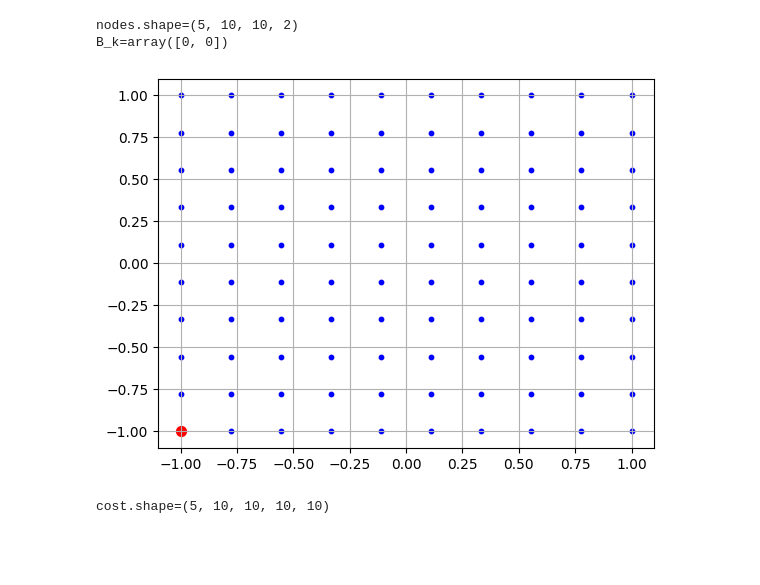
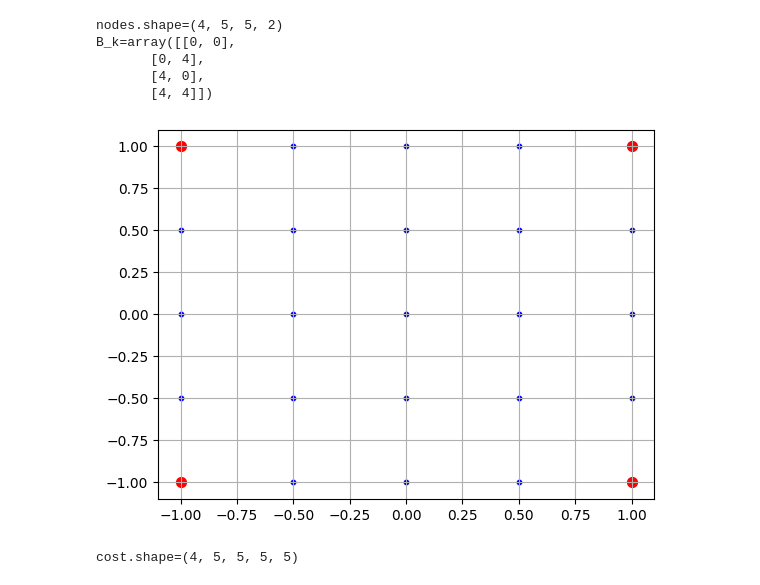
Before and after one commit to nestlab-bae-mqp-2024/mrpcp-solvers, a Jupyter notebook: jupyter/2015_mrpcp/2015_mrpcp_yasars_attempt.ipynb, the cells around one changed output. Saved outputs shown, nothing was run; the diff lists cells and outputs as text; code cells hidden in the pictures; blank space fills up the shorter version.

```diff
--- a/jupyter/2015_mrpcp/2015_mrpcp_yasars_attempt.ipynb
+++ b/jupyter/2015_mrpcp/2015_mrpcp_yasars_attempt.ipynb
@@ -4,42 +4,45 @@ from pprint import pp
 import numpy as np
 
 # Chose number of robots
-k = 5
+k = 4
 # Chose recharging proportionality constant
 q_k = 0.1  # This means that each robot will need to charge for 10 minutes for every 100 minutes travelled
 # Chose the number of nodes in an axis
-n = 10
+n = 5
 # Create a uniform (n, n, 2) numpy grid for MAXIMUM SPEED
 nodes = np.mgrid[-1:1:n * 1j, -1.:1:n * 1j]
 nodes = nodes.reshape(nodes.shape + (1,))
 nodes = np.concatenate((nodes[0], nodes[1]), axis=2)
 nodes = nodes.reshape((1,) + nodes.shape)
 nodes = np.concatenate([nodes for _ in range(k)], axis=0)
 print(f"{nodes.shape=}")
 
 # nodes = targets + depots
 # Note: If a node isn't a depot, it is a target
 
 # Specify depots
 ## One depot node
-depots_i = np.array([[0, 0]])
+# depots_i = np.array([[0, 0]])
 ## Four depot nodes (one in each corner)
-# depots_i = np.array([[0, 0], [0, n-1], [n-1, 0], [n-1,n-1]])
+depots_i = np.array([[0, 0], [0, n-1], [n-1, 0], [n-1,n-1]])
 
 # Chose starting depot node
-B_k = depots_i[0]
+B_k = depots_i
 print(f"{B_k=}")
 
 # Graphical sanity check
 plt.figure()
 plt.scatter(nodes[0,:,:,0], nodes[0,:,:,1], c='blue', s=10)
 plt.scatter(nodes[0,depots_i[:,0],depots_i[:,1],0], nodes[0,depots_i[:,0],depots_i[:,1], 1], c='red', s=50)
 plt.grid()
 plt.show()
 # %% [output]
-nodes.shape=(5, 10, 10, 2)
-B_k=array([0, 0])
+nodes.shape=(4, 5, 5, 2)
+B_k=array([[0, 0],
+       [0, 4],
+       [4, 0],
+       [4, 4]])
-[figure, old version]
+[figure, new version]
 # %%
 import itertools
 
@@ -52,7 +55,7 @@ cost = cost.reshape((1,) + cost.shape)
 cost = np.concatenate([cost for _ in range(k)], axis=0)
 print(f"{cost.shape=}")
 # %% [output]
-cost.shape=(5, 10, 10, 10, 10)
+cost.shape=(4, 5, 5, 5, 5)
 # %%
 import gurobipy as gp
 from gurobipy import GRB
```
Also changed, not shown: parts of 9 cells of this notebook.
